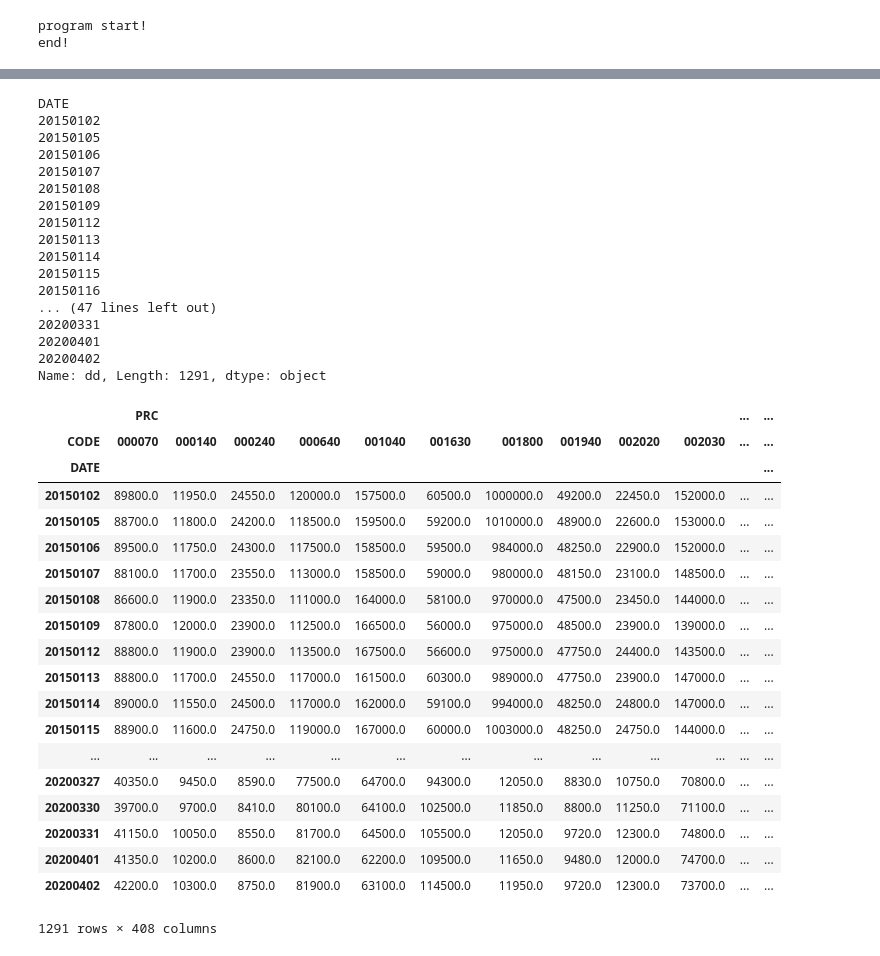
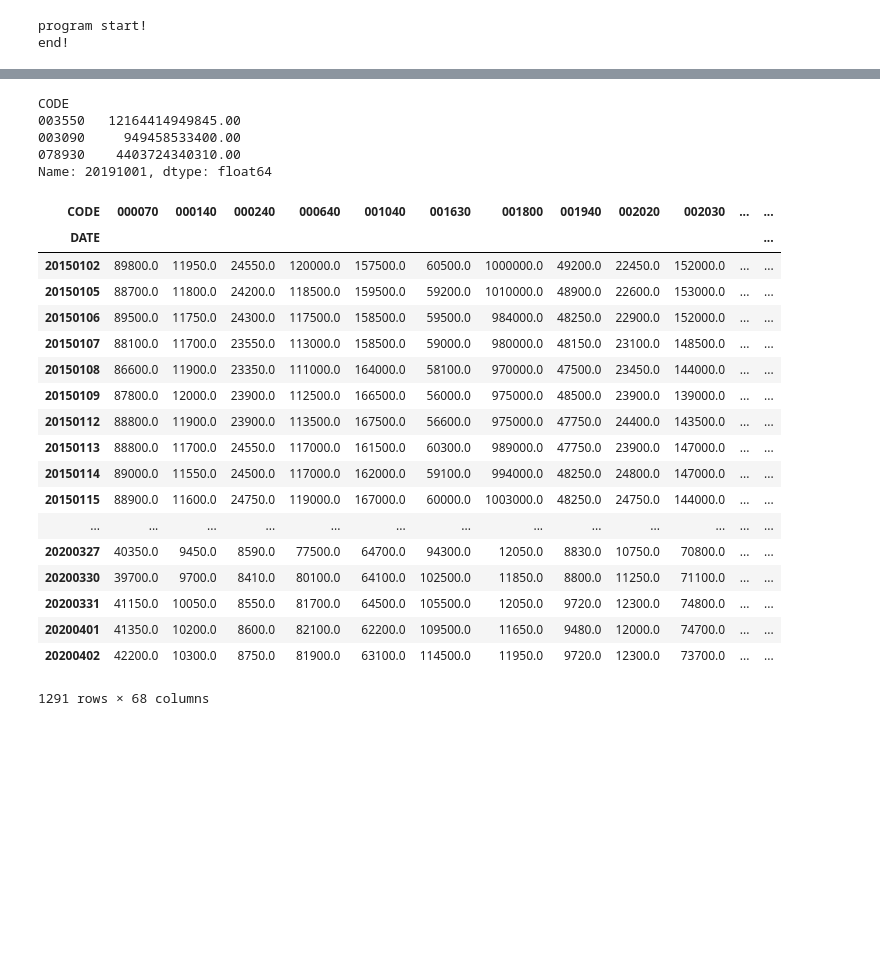
Before and after one commit to sunkism/pyproj, a Jupyter notebook: index/data_handling.ipynb, the cells around one changed output, grey strips where cells are left out. Drawn from its saved outputs; the diff is of its cells as text; code cells hidden in the pictures; blank space fills up the shorter version.

```diff
--- a/index/data_handling.ipynb
+++ b/index/data_handling.ipynb
@@ -46,43 +115,38 @@ G = df1.loc[:'20150120',idx[['PRC','SHRS'], ['000070','024720'] ]]
+# %%
+MKTCAP_dayback_MA20.loc['20191001'][['003550','003090','078930']]
+# %% [output]
+CODE
+003550   12164414949845.00
+003090     949458533400.00
+078930    4403724340310.00
+Name: 20191001, dtype: float64
+# %%
+MKTCAP.columns = pd.MultiIndex.from_product([['MKTCAP'],MKTCAP.columns])
+# %%
+MKTCAP.columns=MKTCAP.columns.set_names(['haha','CODE'])
+# %%
+df1.columns = df1.columns.set_names(['haha','CODE'])
+# %%
+df1 = pd.concat([df1,MKTCAP],axis=1)
 # %%
-df1['dd']
+df1['PRC']
 # %% [output]
+| CODE | 000070 | 000140 | 000240 | 000640 | 001040 | 001630 | 001800 | 001940 | 002020 | 002030 | ... | ... |
+| DATE |  |  |  |  |  |  |  |  |  |  |  | ... |
+| 20150102 | 89800.0 | 11950.0 | 24550.0 | 120000.0 | 157500.0 | 60500.0 | 1000000.0 | 49200.0 | 22450.0 | 152000.0 | ... | ... |
+| 20150105 | 88700.0 | 11800.0 | 24200.0 | 118500.0 | 159500.0 | 59200.0 | 1010000.0 | 48900.0 | 22600.0 | 153000.0 | ... | ... |
+| 20150106 | 89500.0 | 11750.0 | 24300.0 | 117500.0 | 158500.0 | 59500.0 | 984000.0 | 48250.0 | 22900.0 | 152000.0 | ... | ... |
+| 20150107 | 88100.0 | 11700.0 | 23550.0 | 113000.0 | 158500.0 | 59000.0 | 980000.0 | 48150.0 | 23100.0 | 148500.0 | ... | ... |
+| 20150108 | 86600.0 | 11900.0 | 23350.0 | 111000.0 | 164000.0 | 58100.0 | 970000.0 | 47500.0 | 23450.0 | 144000.0 | ... | ... |
+| 20150109 | 87800.0 | 12000.0 | 23900.0 | 112500.0 | 166500.0 | 56000.0 | 975000.0 | 48500.0 | 23900.0 | 139000.0 | ... | ... |
+| 20150112 | 88800.0 | 11900.0 | 23900.0 | 113500.0 | 167500.0 | 56600.0 | 975000.0 | 47750.0 | 24400.0 | 143500.0 | ... | ... |
+| 20150113 | 88800.0 | 11700.0 | 24550.0 | 117000.0 | 161500.0 | 60300.0 | 989000.0 | 47750.0 | 23900.0 | 147000.0 | ... | ... |
+| 20150114 | 89000.0 | 11550.0 | 24500.0 | 117000.0 | 162000.0 | 59100.0 | 994000.0 | 48250.0 | 24800.0 | 147000.0 | ... | ... |
+| 20150115 | 88900.0 | 11600.0 | 24750.0 | 119000.0 | 167000.0 | 60000.0 | 1003000.0 | 48250.0 | 24750.0 | 144000.0 | ... | ... |
+| ... | ... | ... | ... | ... | ... | ... | ... | ... | ... | ... | ... | ... |
+| 20200327 | 40350.0 | 9450.0 | 8590.0 | 77500.0 | 64700.0 | 94300.0 | 12050.0 | 8830.0 | 10750.0 | 70800.0 | ... | ... |
+| 20200330 | 39700.0 | 9700.0 | 8410.0 | 80100.0 | 64100.0 | 102500.0 | 11850.0 | 8800.0 | 11250.0 | 71100.0 | ... | ... |
+| 20200331 | 41150.0 | 10050.0 | 8550.0 | 81700.0 | 64500.0 | 105500.0 | 12050.0 | 9720.0 | 12300.0 | 74800.0 | ... | ... |
+| 20200401 | 41350.0 | 10200.0 | 8600.0 | 82100.0 | 62200.0 | 109500.0 | 11650.0 | 9480.0 | 12000.0 | 74700.0 | ... | ... |
+| 20200402 | 42200.0 | 10300.0 | 8750.0 | 81900.0 | 63100.0 | 114500.0 | 11950.0 | 9720.0 | 12300.0 | 73700.0 | ... | ... |
-DATE
-20150102
-20150105
-20150106
-20150107
-20150108
-20150109
-20150112
-20150113
-20150114
-20150115
-20150116
-... (47 lines left out)
-20200331
-20200401
-20200402
-Name: dd, Length: 1291, dtype: object
+1291 rows × 68 columns
-# %%
-df1
-# %% [output]
-|  | PRC |  |  |  |  |  |  |  |  |  | ... | ... |
-| CODE | 000070 | 000140 | 000240 | 000640 | 001040 | 001630 | 001800 | 001940 | 002020 | 002030 | ... | ... |
-| DATE |  |  |  |  |  |  |  |  |  |  |  | ... |
-| 20150102 | 89800.0 | 11950.0 | 24550.0 | 120000.0 | 157500.0 | 60500.0 | 1000000.0 | 49200.0 | 22450.0 | 152000.0 | ... | ... |
-| 20150105 | 88700.0 | 11800.0 | 24200.0 | 118500.0 | 159500.0 | 59200.0 | 1010000.0 | 48900.0 | 22600.0 | 153000.0 | ... | ... |
-| 20150106 | 89500.0 | 11750.0 | 24300.0 | 117500.0 | 158500.0 | 59500.0 | 984000.0 | 48250.0 | 22900.0 | 152000.0 | ... | ... |
-| 20150107 | 88100.0 | 11700.0 | 23550.0 | 113000.0 | 158500.0 | 59000.0 | 980000.0 | 48150.0 | 23100.0 | 148500.0 | ... | ... |
-| 20150108 | 86600.0 | 11900.0 | 23350.0 | 111000.0 | 164000.0 | 58100.0 | 970000.0 | 47500.0 | 23450.0 | 144000.0 | ... | ... |
-| 20150109 | 87800.0 | 12000.0 | 23900.0 | 112500.0 | 166500.0 | 56000.0 | 975000.0 | 48500.0 | 23900.0 | 139000.0 | ... | ... |
-| 20150112 | 88800.0 | 11900.0 | 23900.0 | 113500.0 | 167500.0 | 56600.0 | 975000.0 | 47750.0 | 24400.0 | 143500.0 | ... | ... |
-| 20150113 | 88800.0 | 11700.0 | 24550.0 | 117000.0 | 161500.0 | 60300.0 | 989000.0 | 47750.0 | 23900.0 | 147000.0 | ... | ... |
-| 20150114 | 89000.0 | 11550.0 | 24500.0 | 117000.0 | 162000.0 | 59100.0 | 994000.0 | 48250.0 | 24800.0 | 147000.0 | ... | ... |
-| 20150115 | 88900.0 | 11600.0 | 24750.0 | 119000.0 | 167000.0 | 60000.0 | 1003000.0 | 48250.0 | 24750.0 | 144000.0 | ... | ... |
-| ... | ... | ... | ... | ... | ... | ... | ... | ... | ... | ... | ... | ... |
-| 20200327 | 40350.0 | 9450.0 | 8590.0 | 77500.0 | 64700.0 | 94300.0 | 12050.0 | 8830.0 | 10750.0 | 70800.0 | ... | ... |
-| 20200330 | 39700.0 | 9700.0 | 8410.0 | 80100.0 | 64100.0 | 102500.0 | 11850.0 | 8800.0 | 11250.0 | 71100.0 | ... | ... |
-| 20200331 | 41150.0 | 10050.0 | 8550.0 | 81700.0 | 64500.0 | 105500.0 | 12050.0 | 9720.0 | 12300.0 | 74800.0 | ... | ... |
-| 20200401 | 41350.0 | 10200.0 | 8600.0 | 82100.0 | 62200.0 | 109500.0 | 11650.0 | 9480.0 | 12000.0 | 74700.0 | ... | ... |
-| 20200402 | 42200.0 | 10300.0 | 8750.0 | 81900.0 | 63100.0 | 114500.0 | 11950.0 | 9720.0 | 12300.0 | 73700.0 | ... | ... |
-1291 rows × 408 columns
```
Also changed, not shown: parts of 7 cells of this notebook.
